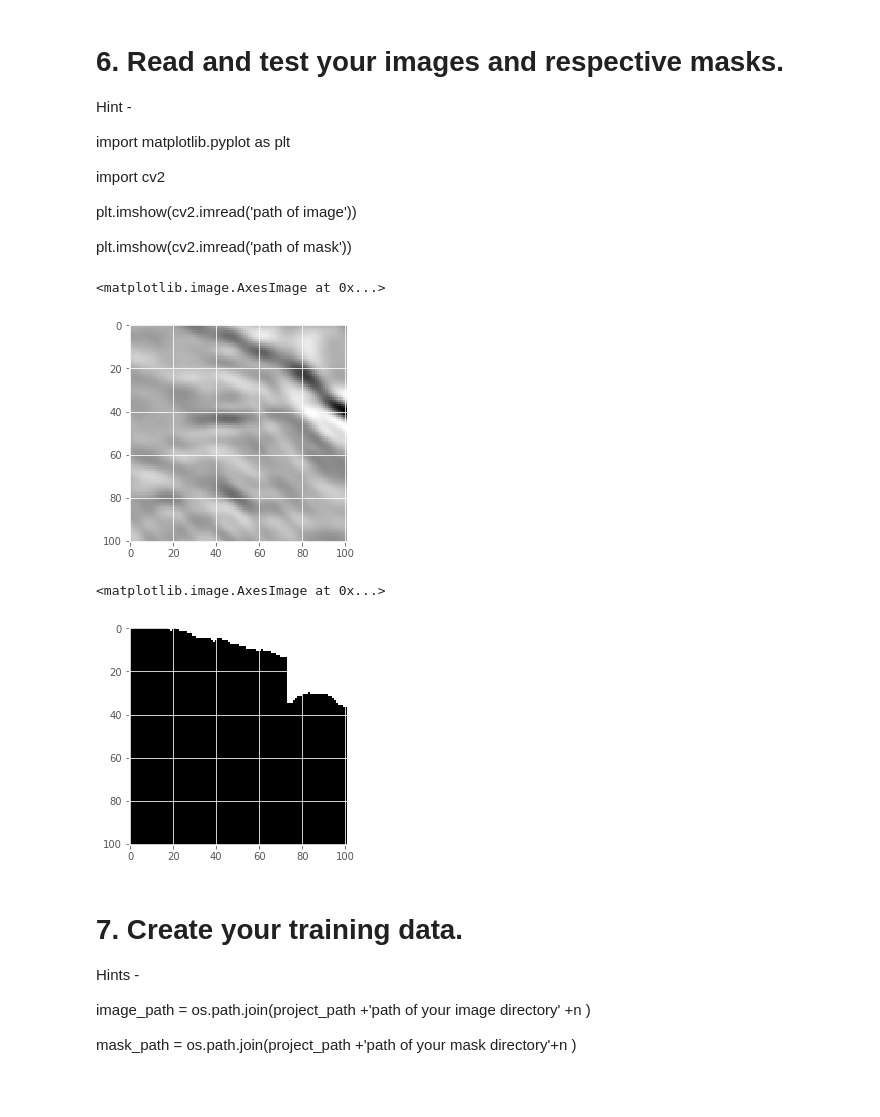
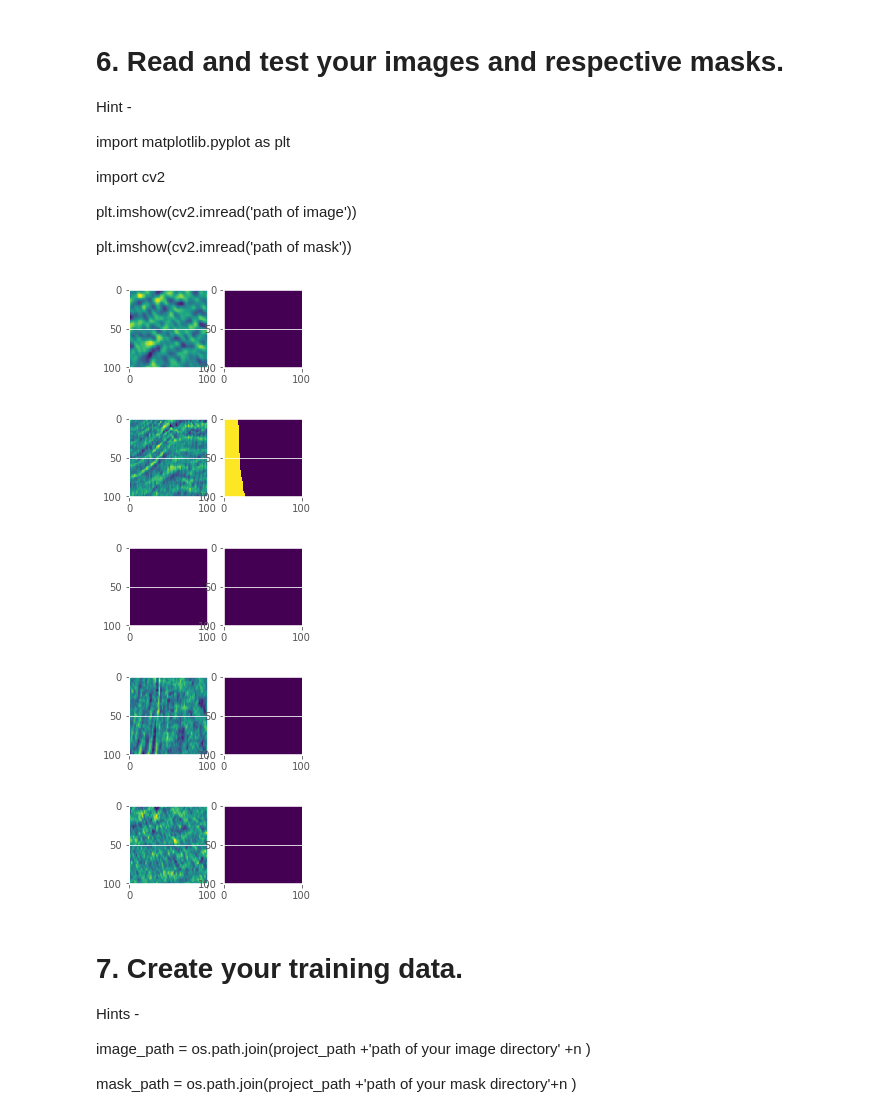
Before and after one commit to GreatLearningAIML1/bangalore-feb-batch-swaraj2204, a Jupyter notebook: R9_External_Lab_Questions.ipynb, the cells around one changed output. Saved outputs shown, nothing was run; the diff lists cells and outputs as text; code cells hidden in the pictures; blank space fills up the shorter version.

```diff
--- a/R9_External_Lab_Questions.ipynb
+++ b/R9_External_Lab_Questions.ipynb
@@ -72,7 +70,7 @@ Drive already mounted at /gdrive; to attempt to forcibly remount, call drive.mou
 # %% [markdown]
 ### 1.Set your project path where you have your data and related files for this lab.
 # %%
-project_path = '/gdrive/My Drive/ai-datasets/r9'
+project_path = '/content/drive/My Drive/'
 # %% [markdown]
 ### 2. Set the necessary parameters
 # %% [markdown]
@@ -126,3 +113,6 @@ masklist = os.listdir(masks_path)
+# %%
+imagelist = os.listdir('train/images')
+masklist = os.listdir('train/masks')
 # %%
 #Test your list names by printing some of the names as given below.
 print(imagelist[-1])
@@ -151,10 +139,26 @@ import cv2
-# %%
-plt.imshow(cv2.imread(images_path + '/9fe707f837.png'))
-# %% [output]
-<matplotlib.image.AxesImage at 0x...>
-[figure, removed]
-# %%
-plt.imshow(cv2.imread(masks_path + '/9fe707f837.png'))
-# %% [output]
-<matplotlib.image.AxesImage at 0x...>
-[figure, removed]
+# %%
+import matplotlib.pyplot as plt
+
+import cv2
+q = 1
+img_path = project_path + 'train/images/'
+for n in imagelist[:5]:
+  plt.figure(figsize=(20,10))
+  k = imagelist.index(n)
+  q = q + 1
+  image_path = os.path.join('./train/images', n)
+  img = cv2.imread(image_path, 0)
+  file2 = masklist[k]
+  path2 = os.path.join('./train/masks', file2)
+  msk = cv2.imread(path2,0)
+  plt.subplot(1,2*(1+len(imagelist[:5])),q*2-1)
+  plt.imshow(img)
+  plt.subplot(1,2*(1+len(imagelist[:5])),q*2)
+  plt.imshow(msk)
+  plt.show()
+# %% [output]
+[figure, added]
+[figure, added]
+[figure, added]
+[figure, added]
+[figure, added]
```
Also changed, not shown: parts of 31 cells of this notebook.
